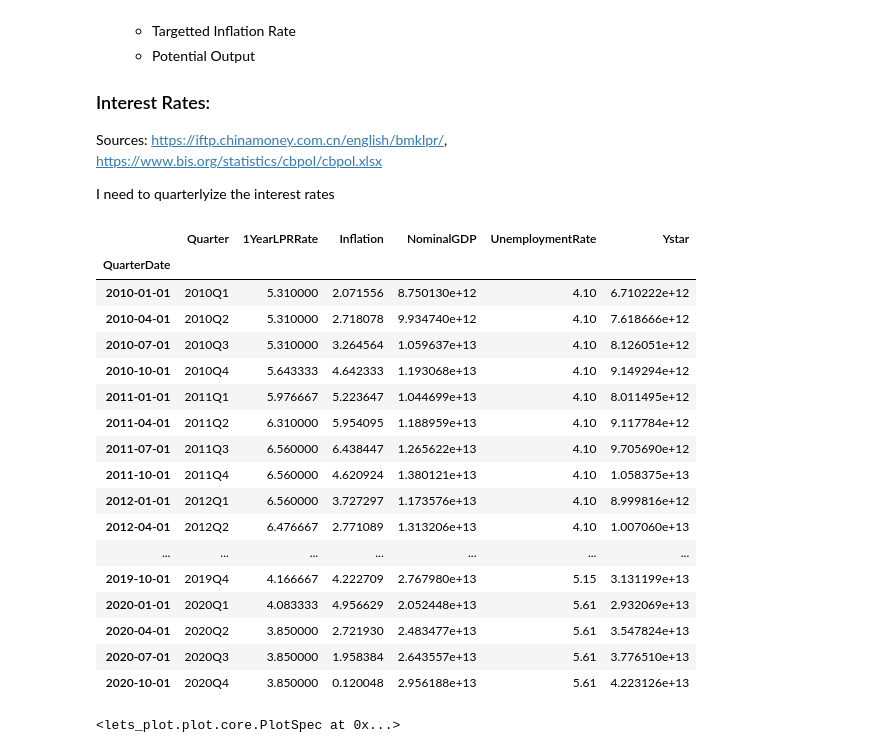
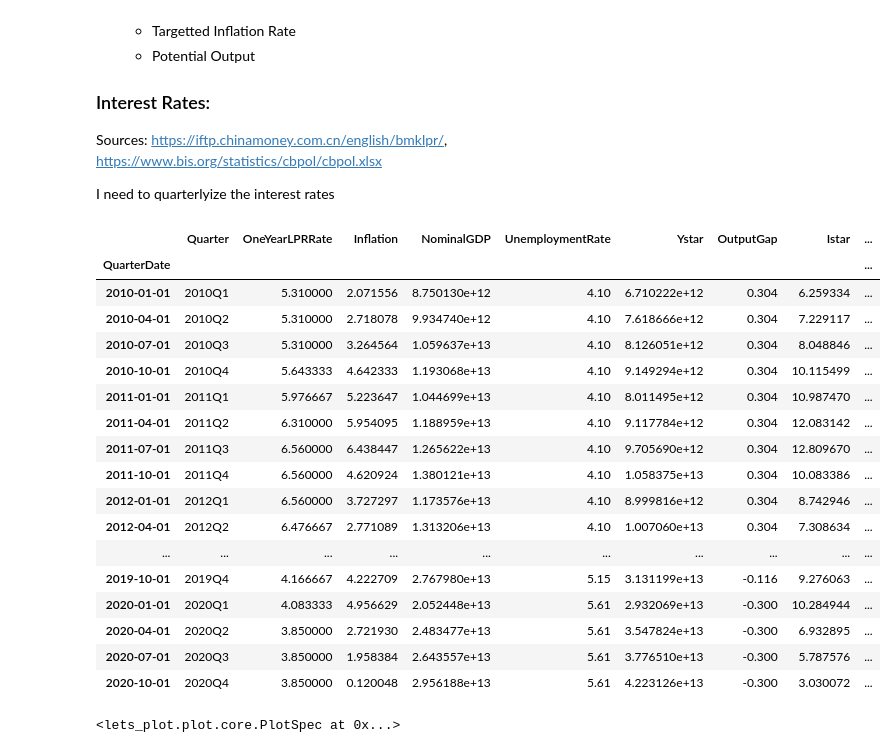
Before and after one commit to Elleniette1/cbs-data-analysis, a Jupyter notebook: chinamonetarypolicy/FiscalMonetaryCoordinator.ipynb, the cells around one changed output. Cells and saved outputs as stored; diff of their text form; code cells hidden in the pictures.

Commit message:
Finished Taylor Rule Calculations

```diff
--- a/chinamonetarypolicy/FiscalMonetaryCoordinator.ipynb
+++ b/chinamonetarypolicy/FiscalMonetaryCoordinator.ipynb
@@ -66,7 +66,7 @@ df = pd.concat([df,t], ignore_index=True)
 # Cleaning the data up.
 df['Date'] = pd.to_datetime(df['Date'])
 df['1Y'] = df['1Y'].astype(float)
-df = df.rename(columns={'1Y':'1YearLPRRate'})
+df = df.rename(columns={'1Y':'OneYearLPRRate'})
 df = df.sort_values(by='Date',axis=0)
 df = df.reset_index()
 df = df.drop(columns =['Period', 'M:CN','5Y', 'index'])
@@ -87,50 +87,56 @@ df1 = df1['2010-01-01':'2020-12-31']
 df['Inflation'] = df1['CPALTT01CNQ659N']
 
 # GDP Stat
 df1 = pd.read_csv('../data/real-GDP/CHNGDPNQDSMEI.csv')
 df1['observation_date'] = pd.to_datetime(df1['observation_date'])
 df1 = df1.set_index(df1['observation_date'])
 df1 = df1.drop(columns=['observation_date'])
 df1 = df1['2010-01-01':'2020-12-31']
 df['NominalGDP'] = df1['CHNGDPNQDSMEI']
 
 # Unemployment Stat
 df1 = pd.read_excel('../data/unemployment-rates/imf-dm-export-modified-20250226.xls')
 df1 = df1.transpose()
 df1 = df1.reset_index()
 df1.columns = df1.loc[0]
 df1 = df1.rename(columns={'Unemployment Rate':'UnemploymentRate'})
 df1 = df1.drop([0])
 df1['Year'] = pd.to_datetime(df1['Year'], format='%Y')
 df1 = df1.set_index(df1['Year'])
 df1 = df1.drop(columns=['Year'])
 df['UnemploymentRate'] = df1['UnemploymentRate']
 df['UnemploymentRate'] = df['UnemploymentRate'].fillna(method='ffill')
 
 # Ystar
 df['Ystar'] = df['NominalGDP']/(1-0.4*(df['UnemploymentRate']-ustar))
 
+# istar
+df['OutputGap'] = (df['NominalGDP']-df['Ystar'])/df['Ystar']
+df['Istar'] = 2 + 1.5*df['Inflation'] + 0.5*df['OutputGap']+1
+
+# Taylor Rule Deviations
+df['TaylorDeviation'] = df['OneYearLPRRate']-df['Istar']
 
 df.to_csv('../data/chinese_coordinator.csv')
 df
 # %% [output]
-|  | Quarter | 1YearLPRRate | Inflation | NominalGDP | UnemploymentRate | Ystar |
-| QuarterDate |  |  |  |  |  |  |
-| 2010-01-01 | 2010Q1 | 5.310000 | 2.071556 | 8.750130e+12 | 4.10 | 6.710222e+12 |
-| 2010-04-01 | 2010Q2 | 5.310000 | 2.718078 | 9.934740e+12 | 4.10 | 7.618666e+12 |
-| 2010-07-01 | 2010Q3 | 5.310000 | 3.264564 | 1.059637e+13 | 4.10 | 8.126051e+12 |
-| 2010-10-01 | 2010Q4 | 5.643333 | 4.642333 | 1.193068e+13 | 4.10 | 9.149294e+12 |
-| 2011-01-01 | 2011Q1 | 5.976667 | 5.223647 | 1.044699e+13 | 4.10 | 8.011495e+12 |
-| 2011-04-01 | 2011Q2 | 6.310000 | 5.954095 | 1.188959e+13 | 4.10 | 9.117784e+12 |
-| 2011-07-01 | 2011Q3 | 6.560000 | 6.438447 | 1.265622e+13 | 4.10 | 9.705690e+12 |
-| 2011-10-01 | 2011Q4 | 6.560000 | 4.620924 | 1.380121e+13 | 4.10 | 1.058375e+13 |
-| 2012-01-01 | 2012Q1 | 6.560000 | 3.727297 | 1.173576e+13 | 4.10 | 8.999816e+12 |
-| 2012-04-01 | 2012Q2 | 6.476667 | 2.771089 | 1.313206e+13 | 4.10 | 1.007060e+13 |
-| ... | ... | ... | ... | ... | ... | ... |
-| 2019-10-01 | 2019Q4 | 4.166667 | 4.222709 | 2.767980e+13 | 5.15 | 3.131199e+13 |
-| 2020-01-01 | 2020Q1 | 4.083333 | 4.956629 | 2.052448e+13 | 5.61 | 2.932069e+13 |
-| 2020-04-01 | 2020Q2 | 3.850000 | 2.721930 | 2.483477e+13 | 5.61 | 3.547824e+13 |
-| 2020-07-01 | 2020Q3 | 3.850000 | 1.958384 | 2.643557e+13 | 5.61 | 3.776510e+13 |
-| 2020-10-01 | 2020Q4 | 3.850000 | 0.120048 | 2.956188e+13 | 5.61 | 4.223126e+13 |
+|  | Quarter | OneYearLPRRate | Inflation | NominalGDP | UnemploymentRate | Ystar | OutputGap | Istar | ... |
+| QuarterDate |  |  |  |  |  |  |  |  | ... |
+| 2010-01-01 | 2010Q1 | 5.310000 | 2.071556 | 8.750130e+12 | 4.10 | 6.710222e+12 | 0.304 | 6.259334 | ... |
+| 2010-04-01 | 2010Q2 | 5.310000 | 2.718078 | 9.934740e+12 | 4.10 | 7.618666e+12 | 0.304 | 7.229117 | ... |
+| 2010-07-01 | 2010Q3 | 5.310000 | 3.264564 | 1.059637e+13 | 4.10 | 8.126051e+12 | 0.304 | 8.048846 | ... |
+| 2010-10-01 | 2010Q4 | 5.643333 | 4.642333 | 1.193068e+13 | 4.10 | 9.149294e+12 | 0.304 | 10.115499 | ... |
+| 2011-01-01 | 2011Q1 | 5.976667 | 5.223647 | 1.044699e+13 | 4.10 | 8.011495e+12 | 0.304 | 10.987470 | ... |
+| 2011-04-01 | 2011Q2 | 6.310000 | 5.954095 | 1.188959e+13 | 4.10 | 9.117784e+12 | 0.304 | 12.083142 | ... |
+| 2011-07-01 | 2011Q3 | 6.560000 | 6.438447 | 1.265622e+13 | 4.10 | 9.705690e+12 | 0.304 | 12.809670 | ... |
+| 2011-10-01 | 2011Q4 | 6.560000 | 4.620924 | 1.380121e+13 | 4.10 | 1.058375e+13 | 0.304 | 10.083386 | ... |
+| 2012-01-01 | 2012Q1 | 6.560000 | 3.727297 | 1.173576e+13 | 4.10 | 8.999816e+12 | 0.304 | 8.742946 | ... |
+| 2012-04-01 | 2012Q2 | 6.476667 | 2.771089 | 1.313206e+13 | 4.10 | 1.007060e+13 | 0.304 | 7.308634 | ... |
+| ... | ... | ... | ... | ... | ... | ... | ... | ... | ... |
+| 2019-10-01 | 2019Q4 | 4.166667 | 4.222709 | 2.767980e+13 | 5.15 | 3.131199e+13 | -0.116 | 9.276063 | ... |
+| 2020-01-01 | 2020Q1 | 4.083333 | 4.956629 | 2.052448e+13 | 5.61 | 2.932069e+13 | -0.300 | 10.284944 | ... |
+| 2020-04-01 | 2020Q2 | 3.850000 | 2.721930 | 2.483477e+13 | 5.61 | 3.547824e+13 | -0.300 | 6.932895 | ... |
+| 2020-07-01 | 2020Q3 | 3.850000 | 1.958384 | 2.643557e+13 | 5.61 | 3.776510e+13 | -0.300 | 5.787576 | ... |
+| 2020-10-01 | 2020Q4 | 3.850000 | 0.120048 | 2.956188e+13 | 5.61 | 4.223126e+13 | -0.300 | 3.030072 | ... |
 # %%
 (
```
Also changed, not shown: parts of 3 cells of this notebook, 1 other file.
